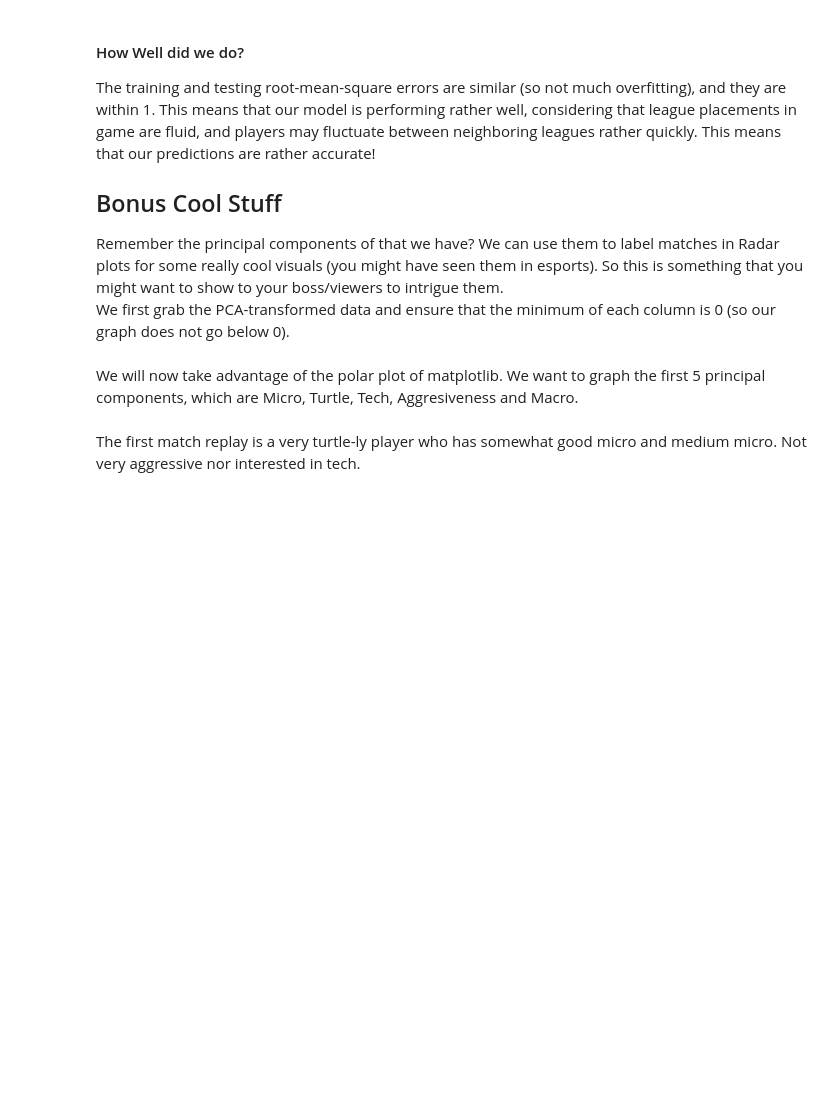
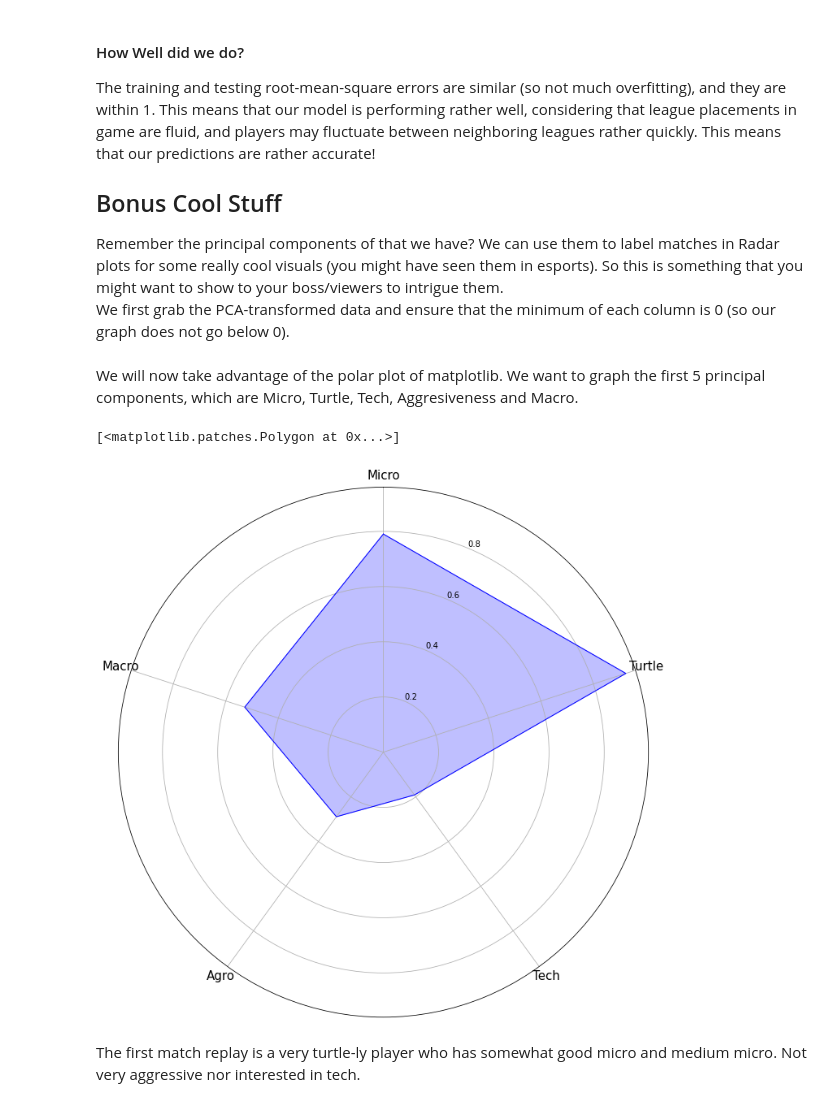
Before and after one commit to StarCraftReplayAnalysis/StarCraftReplayAnalysis.github.io, a Jupyter notebook: Final_Project.ipynb, the cells around one changed output. Saved outputs shown, nothing was run; the diff lists cells and outputs as text; code cells hidden in the pictures; blank space fills up the shorter version.

```diff
--- a/Final_Project.ipynb
+++ b/Final_Project.ipynb
@@ -7,7 +7,7 @@ In this project, data on SC2 replays is analyzed. SC2 is a PVP RTS that pits pla
 Pull the data from a csv(comma separated values) into a Pandas Dataframe and take a rough look at the data. Most of the features seem to follow some very clean distributions.
 # %%
 import pandas as pd, numpy as np
-df=pd.read_csv(r"/content/drive/MyDrive/Colab Notebooks/starcraft.csv")
+df=pd.read_csv(r"starcraft.csv")
 df.head()
 # %% [output]
 |  | GameID | LeagueIndex | Age | HoursPerWeek | TotalHours | APM | SelectByHotkeys | AssignToHotkeys | ... |
@@ -182,23 +191,26 @@ We will now take advantage of the polar plot of matplotlib. We want to graph the
 # %%
 plt.rc('figure', figsize=(12, 12))
 ax=plt.subplot(1,1,1,polar=True)
 
 # Polar angles
 angles = [n / 5.0 * 2 * 3.1415926 for n in range(5)]
-angles += angles[:1]
 ax.set_theta_offset(3.1415 / 2)
 ax.set_theta_direction(-1)
 
 
 # Create the labels
 compo = ['Micro','Turtle','Tech','Agro','Macro']
 plt.xticks(angles, compo, size=15)
 ax.tick_params(axis='x')
 
+angles=np.append(angles,angles[0])
 values = Xp[0,:5]
 values=np.append(values, values[0])
 ax.plot(angles, values, color = "blue", linewidth=1, linestyle='solid')
 ax.fill(angles, values, color = "blue", alpha = 0.25)
+# %% [output]
+[<matplotlib.patches.Polygon at 0x...>]
+[figure, added]
 # %% [markdown]
 The first match replay is a very turtle-ly player who has somewhat good micro and medium micro. Not very aggressive nor interested in tech.
 # %%
```
Also changed, not shown: parts of 5 cells of this notebook, 2 other files.
